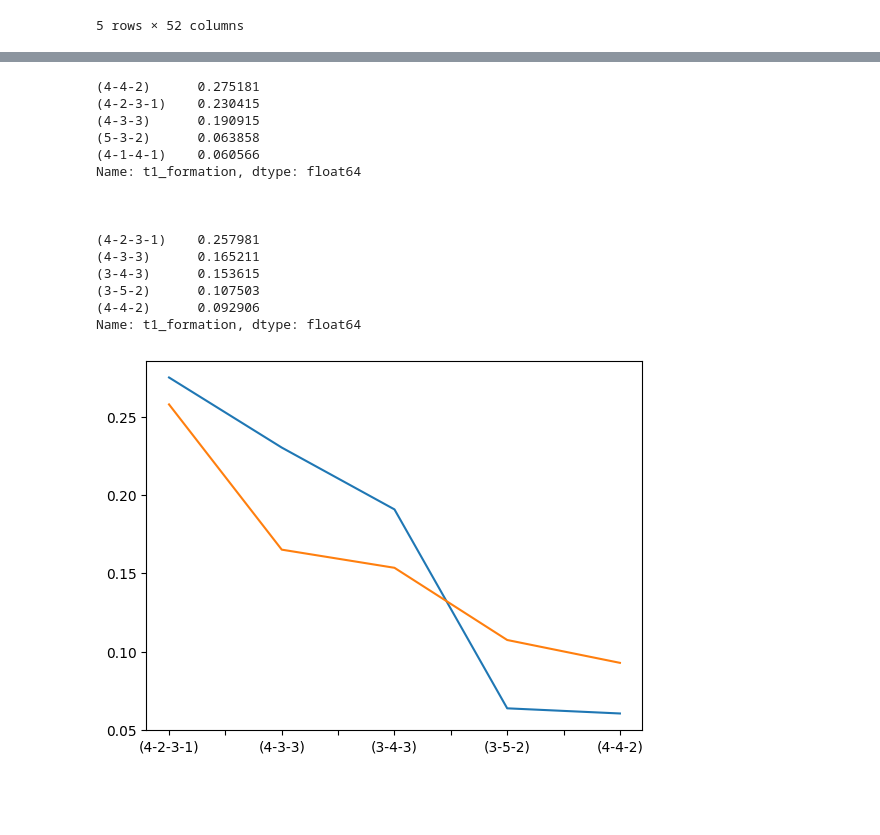
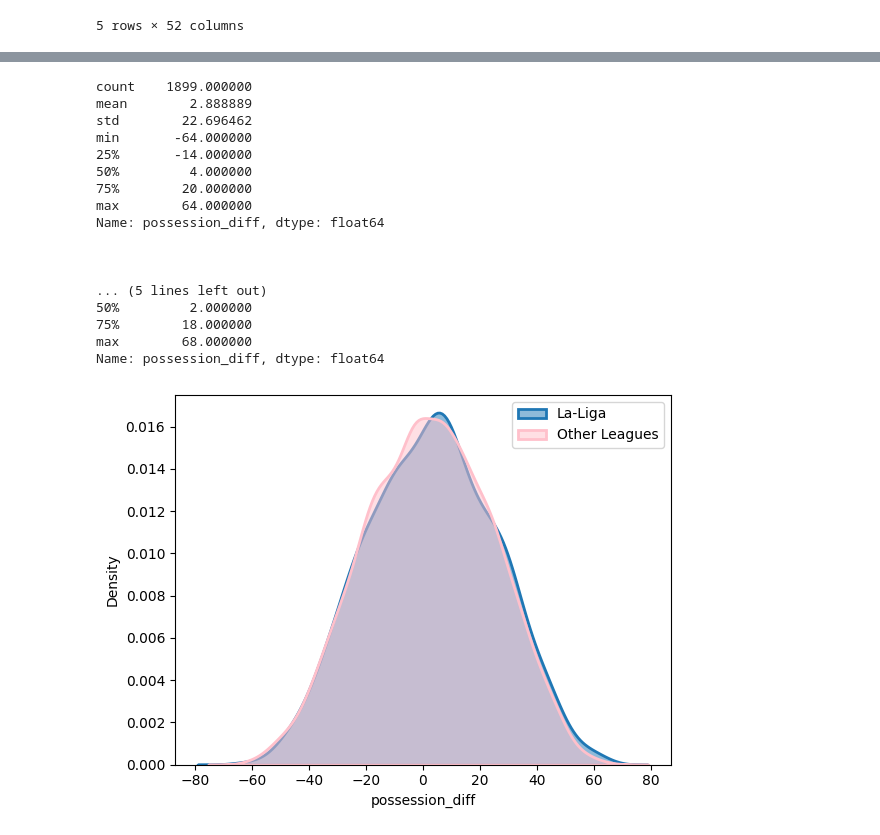
Before and after one commit to esenbora/sporg_proj_1, a Jupyter notebook: EDA.ipynb, the cells around one changed output, grey strips where cells are left out. Cells and saved outputs as stored; diff of their text form; code cells hidden in the pictures; blank space fills up the shorter version.

```diff
--- a/EDA.ipynb
+++ b/EDA.ipynb
@@ -278,19 +343,32 @@ def compare_columns(df1, df2, column, normalize=True):
 # %%
-compare_columns(laliga_df, rest_df, "t1_formation")
+# Check the difference in possession between home and away teams
+laliga_df["t1_possession"] = laliga_df["t1_possession"].str[0:2].astype("float")
+laliga_df["t2_possession"] = laliga_df["t2_possession"].str[0:2].astype("float")
+laliga_df["possession_diff"] = laliga_df["t1_possession"] - laliga_df["t2_possession"] # Can use a more simple formula
+laliga_df["abs_possession_diff"] = abs(laliga_df["possession_diff"])
+
+rest_df["t1_possession"] = rest_df["t1_possession"].str[0:2].astype("float")
+rest_df["t2_possession"] = rest_df["t2_possession"].str[0:2].astype("float")
+rest_df["possession_diff"] = rest_df["t1_possession"] - rest_df["t2_possession"]
+rest_df["abs_possession_diff"] = abs(rest_df["possession_diff"])
-# %% [output]
-(4-4-2)      0.275181
-(4-2-3-1)    0.230415
-(4-3-3)      0.190915
-(5-3-2)      0.063858
-(4-1-4-1)    0.060566
-Name: t1_formation, dtype: float64
-
-
-
-(4-2-3-1)    0.257981
-(4-3-3)      0.165211
-(3-4-3)      0.153615
-(3-5-2)      0.107503
-(4-4-2)      0.092906
-Name: t1_formation, dtype: float64
-[figure, removed]
+# %%
+compare_columns({"La-Liga": laliga_df}, {"Other Leagues": rest_df}, "possession_diff") # There seems to be a home turf adv
+# %% [output]
+count    1899.000000
+mean        2.888889
+std        22.696462
+min       -64.000000
+25%       -14.000000
+50%         4.000000
+75%        20.000000
+max        64.000000
+Name: possession_diff, dtype: float64
+
+
+
+... (5 lines left out)
+50%         2.000000
+75%        18.000000
+max        68.000000
+Name: possession_diff, dtype: float64
+[figure, added]
```
Also changed, not shown: parts of 16 cells of this notebook.
